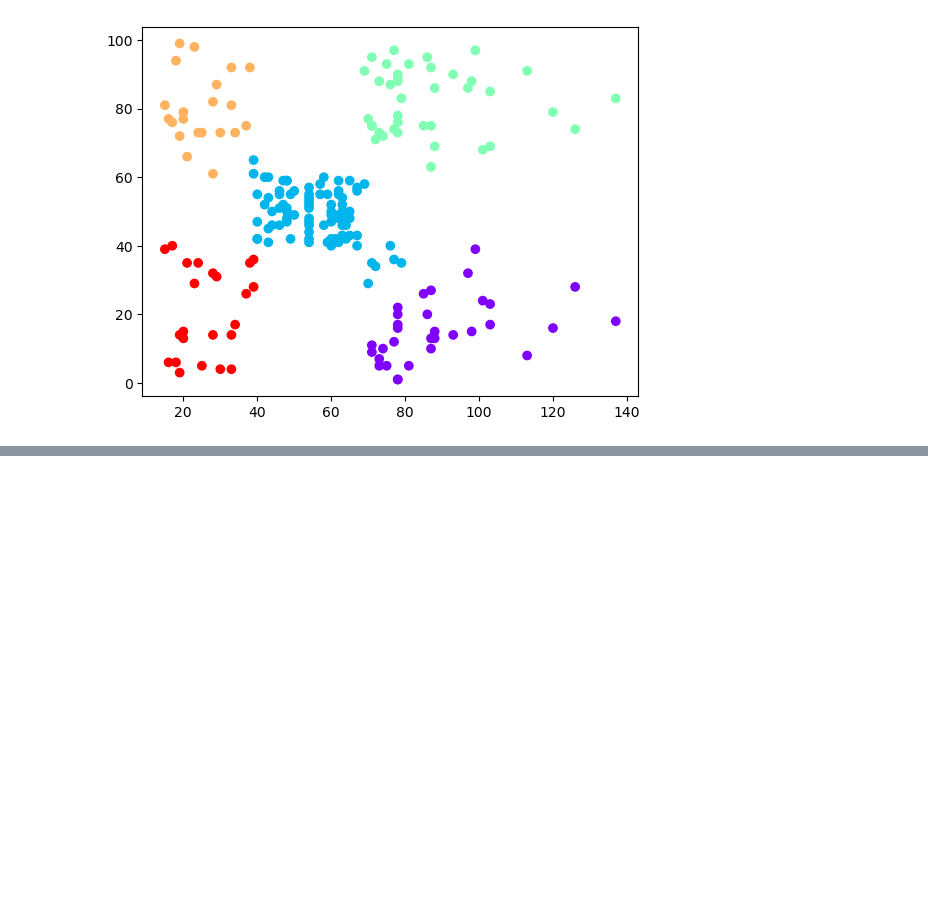
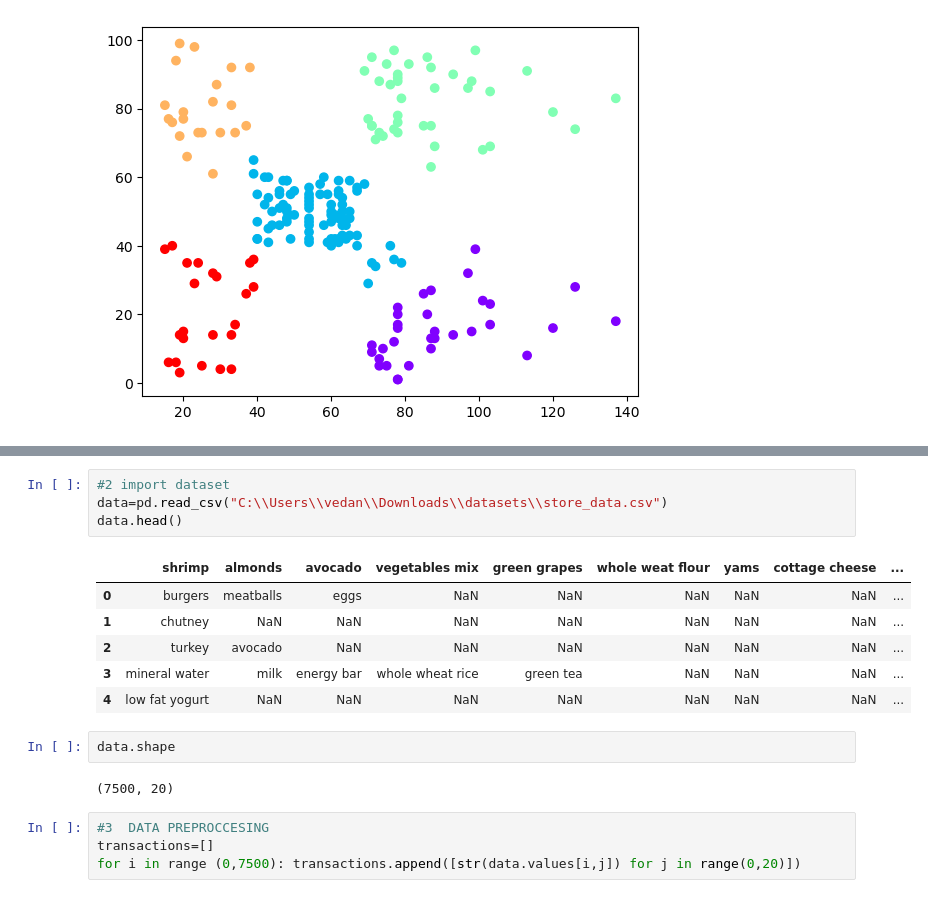
Before and after one commit to vedant23nanoti-spec/Python-ML--libraries-, a Jupyter notebook: intro to machine learning.ipynb, the cells around one changed output, grey strips where cells are left out. Cells and saved outputs as stored; diff of their text form; blank space fills up the shorter version.

```diff
--- a/intro to machine learning.ipynb
+++ b/intro to machine learning.ipynb
@@ -904,0 +922,19 @@ plt.scatter(data.iloc[:,0],data.iloc[:,1] , c=cluster.labels_,cmap='rainbow')
+# %%
+#2 import dataset
+data=pd.read_csv("C:\\Users\\vedan\\Downloads\\datasets\\store_data.csv")
+data.head()
+# %% [output]
+|  | shrimp | almonds | avocado | vegetables mix | green grapes | whole weat flour | yams | cottage cheese | ... |
+| 0 | burgers | meatballs | eggs | NaN | NaN | NaN | NaN | NaN | ... |
+| 1 | chutney | NaN | NaN | NaN | NaN | NaN | NaN | NaN | ... |
+| 2 | turkey | avocado | NaN | NaN | NaN | NaN | NaN | NaN | ... |
+| 3 | mineral water | milk | energy bar | whole wheat rice | green tea | NaN | NaN | NaN | ... |
+| 4 | low fat yogurt | NaN | NaN | NaN | NaN | NaN | NaN | NaN | ... |
+# %%
+data.shape
+# %% [output]
+(7500, 20)
+# %%
+#3  DATA PREPROCCESING
+transactions=[]
+for i in range (0,7500): transactions.append([str(data.values[i,j]) for j in range(0,20)])
```
Also changed, not shown: parts of 21 cells of this notebook.
